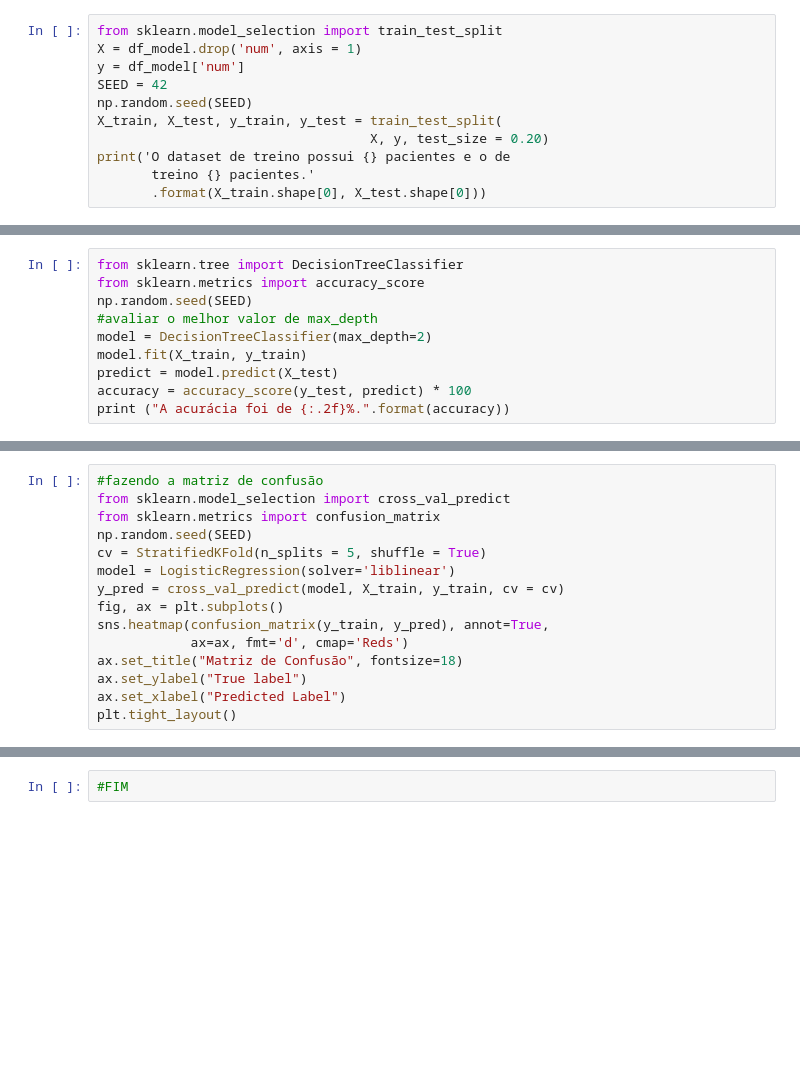
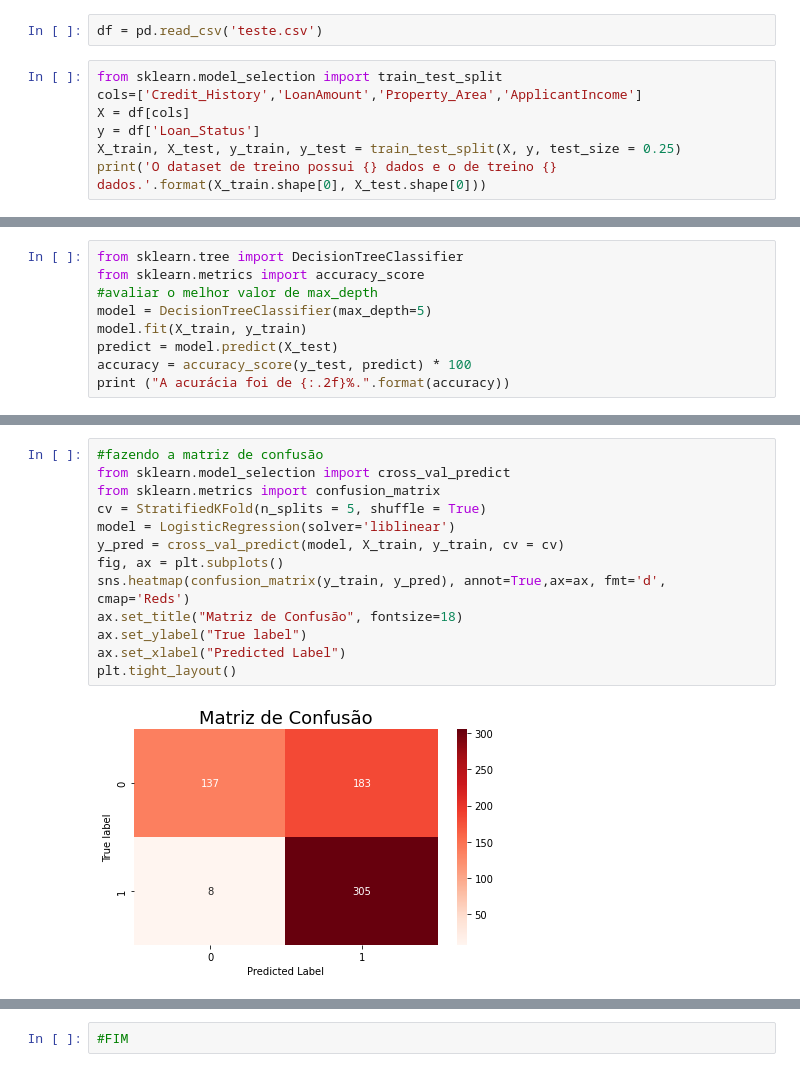
Before and after one commit to dourivaljunior/estudos-sobre-python-machine-learning-deep-learning, a Jupyter notebook: metricas_de_avaliacao_modelo_classificacao.ipynb, the cells around one changed output, grey strips where cells are left out. Saved outputs shown, nothing was run; the diff lists cells and outputs as text; blank space fills up the shorter version.

```diff
--- a/metricas_de_avaliacao_modelo_classificacao.ipynb
+++ b/metricas_de_avaliacao_modelo_classificacao.ipynb
@@ -10,11 +19,9 @@ import seaborn as sn
+# %%
+df = pd.read_csv('teste.csv')
 # %%
 from sklearn.model_selection import train_test_split
-X = df_model.drop('num', axis = 1)
-y = df_model['num']
-SEED = 42
-np.random.seed(SEED)
-X_train, X_test, y_train, y_test = train_test_split(
-                                   X, y, test_size = 0.20)
-print('O dataset de treino possui {} pacientes e o de
-       treino {} pacientes.'
-       .format(X_train.shape[0], X_test.shape[0]))
+cols=['Credit_History','LoanAmount','Property_Area','ApplicantIncome']
+X = df[cols]
+y = df['Loan_Status']
+X_train, X_test, y_train, y_test = train_test_split(X, y, test_size = 0.25)
+print('O dataset de treino possui {} dados e o de treino {} dados.'.format(X_train.shape[0], X_test.shape[0]))
@@ -21,9 +30,8 @@ print('O dataset de treino possui {} pacientes e o de
 # %%
 from sklearn.tree import DecisionTreeClassifier
 from sklearn.metrics import accuracy_score
-np.random.seed(SEED)
 #avaliar o melhor valor de max_depth
-model = DecisionTreeClassifier(max_depth=2)
+model = DecisionTreeClassifier(max_depth=5)
 model.fit(X_train, y_train)
 predict = model.predict(X_test)
 accuracy = accuracy_score(y_test, predict) * 100
@@ -143,18 +138,18 @@ for item in models:
 # %%
 #fazendo a matriz de confusão
 from sklearn.model_selection import cross_val_predict
 from sklearn.metrics import confusion_matrix
-np.random.seed(SEED)
 cv = StratifiedKFold(n_splits = 5, shuffle = True)
 model = LogisticRegression(solver='liblinear')
 y_pred = cross_val_predict(model, X_train, y_train, cv = cv)
 fig, ax = plt.subplots()
-sns.heatmap(confusion_matrix(y_train, y_pred), annot=True,
-            ax=ax, fmt='d', cmap='Reds')
+sns.heatmap(confusion_matrix(y_train, y_pred), annot=True,ax=ax, fmt='d', cmap='Reds')
 ax.set_title("Matriz de Confusão", fontsize=18)
 ax.set_ylabel("True label")
 ax.set_xlabel("Predicted Label")
 plt.tight_layout()
+# %% [output]
+[figure, added]
 # %%
 #relatório do modelo
 from sklearn.metrics import classification_report
```
Also changed, not shown: parts of 19 cells of this notebook.
